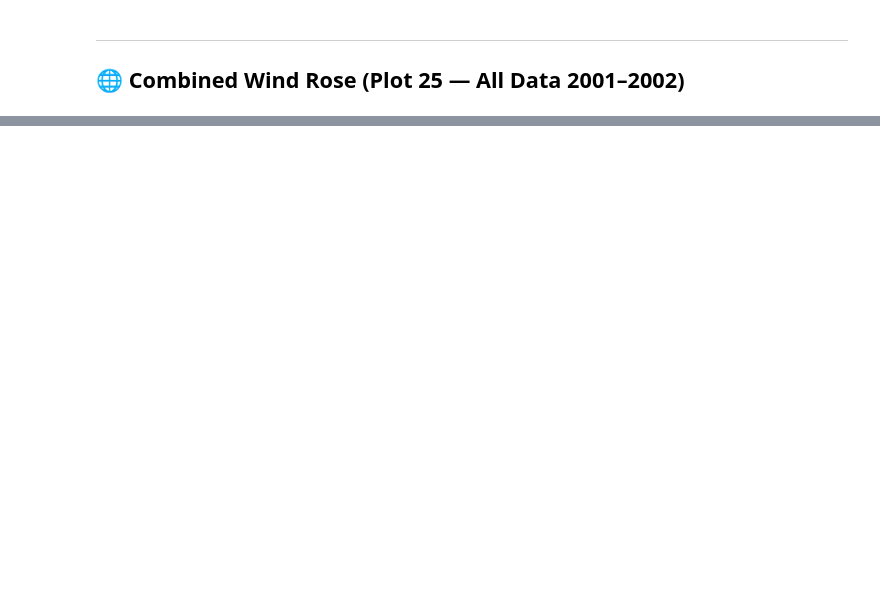
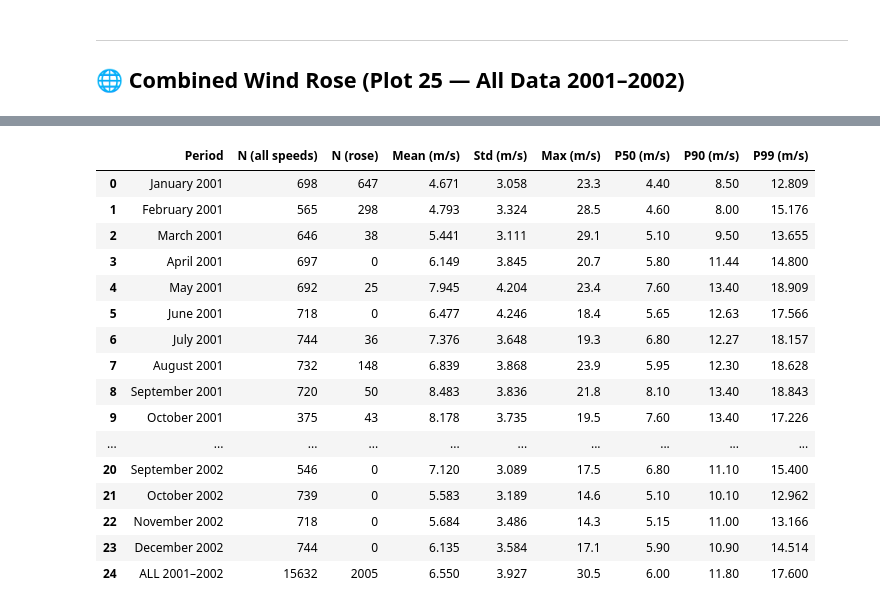
Before and after one commit to greenbean111/era5-data-analysis, a Jupyter notebook: notebooks/ALMA_Published_Wind_Roses.ipynb, the cells around one changed output, grey strips where cells are left out. Cells and saved outputs as stored; diff of their text form; code cells hidden in the pictures; blank space fills up the shorter version.

```diff
--- a/notebooks/ALMA_Published_Wind_Roses.ipynb
+++ b/notebooks/ALMA_Published_Wind_Roses.ipynb
@@ -208,12 +295,17 @@ print(f"\nGlobal max speed: {global_vmax:.2f} m/s  (used for colorbar scale)")
 # %%
 # ============================================================
-# PLOT 1–24: ONE WIND ROSE PER MONTH
+# PLOT 1–24: ONE WIND ROSE PER MONTH  (saved to EXPORT_DIR)
 # ============================================================
 for entry in monthly_data:
+    # Build a safe filename: e.g. wsb_0101_January_2001.png
+    fname = f"wsb_{entry['yr_code']}{entry['mo_code']}_{entry['month']}_{entry['year']}.png"
+    save_path = os.path.join(EXPORT_DIR, fname)
+
     plot_wind_rose(
-        speed     = entry['speed'],
-        direction = entry['direction'],
+        speed     = entry['speed_rose'],
+        direction = entry['dir_rose'],
         title     = entry['label'],
         vmin      = 0,
-        vmax      = global_vmax
+        vmax      = global_vmax,
+        save_path = save_path
     )
@@ -245,44 +371,69 @@ plot_wind_rose(
 # %%
 # ============================================================
 # SUMMARY TABLE
+# Speed stats use speed_all (not speed_rose) so months with
+# a broken direction sensor still show meaningful statistics.
 # ============================================================
 rows = []
 for entry in monthly_data:
-    spd = entry['speed']
+    spd = entry['speed_all']   # ← all valid speeds
+    n_rose = len(entry['speed_rose'])
+
     if len(spd) == 0:
         rows.append({
-            'Period':   f"{entry['month']} {entry['year']}",
-            'N':        0,
-            'Mean (m/s)': np.nan,
-            'Std (m/s)':  np.nan,
-            'Max (m/s)':  np.nan,
-            'P50 (m/s)':  np.nan,
-            'P90 (m/s)':  np.nan,
-            'P99 (m/s)':  np.nan,
+            'Period':        f"{entry['month']} {entry['year']}",
+            'N (all speeds)': 0,
+            'N (rose)':       n_rose,
+            'Mean (m/s)':    np.nan,
+            'Std (m/s)':     np.nan,
+            'Max (m/s)':     np.nan,
+            'P50 (m/s)':     np.nan,
+            'P90 (m/s)':     np.nan,
+            'P99 (m/s)':     np.nan,
         })
     else:
         rows.append({
-            'Period':     f"{entry['month']} {entry['year']}",
-            'N':          len(spd),
-            'Mean (m/s)': round(np.mean(spd), 3),
-            'Std (m/s)':  round(np.std(spd), 3),
-            'Max (m/s)':  round(np.max(spd), 3),
-            'P50 (m/s)':  round(np.percentile(spd, 50), 3),
-            'P90 (m/s)':  round(np.percentile(spd, 90), 3),
-            'P99 (m/s)':  round(np.percentile(spd, 99), 3),
+            'Period':        f"{entry['month']} {entry['year']}",
+            'N (all speeds)': len(spd),
+            'N (rose)':       n_rose,
+            'Mean (m/s)':    round(np.mean(spd), 3),
+            'Std (m/s)':     round(np.std(spd), 3),
+            'Max (m/s)':     round(np.max(spd), 3),
+            'P50 (m/s)':     round(np.percentile(spd, 50), 3),
+            'P90 (m/s)':     round(np.percentile(spd, 90), 3),
+            'P99 (m/s)':     round(np.percentile(spd, 99), 3),
         })
 
-# Add combined row
+# Combined row (all speed data)
 rows.append({
-    'Period':     'ALL 2001–2002',
-    'N':          len(combined_speed),
-    'Mean (m/s)': round(np.mean(combined_speed), 3),
-    'Std (m/s)':  round(np.std(combined_speed), 3),
-    'Max (m/s)':  round(np.max(combined_speed), 3),
-    'P50 (m/s)':  round(np.percentile(combined_speed, 50), 3),
-    'P90 (m/s)':  round(np.percentile(combined_speed, 90), 3),
-    'P99 (m/s)':  round(np.percentile(combined_speed, 99), 3),
+    'Period':        'ALL 2001–2002',
+    'N (all speeds)': len(combined_speed_all),
+    'N (rose)':       len(combined_speed_rose),
+    'Mean (m/s)':    round(np.mean(combined_speed_all), 3),
+    'Std (m/s)':     round(np.std(combined_speed_all), 3),
+    'Max (m/s)':     round(np.max(combined_speed_all), 3),
+    'P50 (m/s)':     round(np.percentile(combined_speed_all, 50), 3),
+    'P90 (m/s)':     round(np.percentile(combined_speed_all, 90), 3),
+    'P99 (m/s)':     round(np.percentile(combined_speed_all, 99), 3),
 })
 
 summary_df = pd.DataFrame(rows)
 summary_df
+# %% [output]
+|  | Period | N (all speeds) | N (rose) | Mean (m/s) | Std (m/s) | Max (m/s) | P50 (m/s) | P90 (m/s) | P99 (m/s) |
+| 0 | January 2001 | 698 | 647 | 4.671 | 3.058 | 23.3 | 4.40 | 8.50 | 12.809 |
+| 1 | February 2001 | 565 | 298 | 4.793 | 3.324 | 28.5 | 4.60 | 8.00 | 15.176 |
+| 2 | March 2001 | 646 | 38 | 5.441 | 3.111 | 29.1 | 5.10 | 9.50 | 13.655 |
+| 3 | April 2001 | 697 | 0 | 6.149 | 3.845 | 20.7 | 5.80 | 11.44 | 14.800 |
+| 4 | May 2001 | 692 | 25 | 7.945 | 4.204 | 23.4 | 7.60 | 13.40 | 18.909 |
+| 5 | June 2001 | 718 | 0 | 6.477 | 4.246 | 18.4 | 5.65 | 12.63 | 17.566 |
+| 6 | July 2001 | 744 | 36 | 7.376 | 3.648 | 19.3 | 6.80 | 12.27 | 18.157 |
+| 7 | August 2001 | 732 | 148 | 6.839 | 3.868 | 23.9 | 5.95 | 12.30 | 18.628 |
+| 8 | September 2001 | 720 | 50 | 8.483 | 3.836 | 21.8 | 8.10 | 13.40 | 18.843 |
+| 9 | October 2001 | 375 | 43 | 8.178 | 3.735 | 19.5 | 7.60 | 13.40 | 17.226 |
+| ... | ... | ... | ... | ... | ... | ... | ... | ... | ... |
+| 20 | September 2002 | 546 | 0 | 7.120 | 3.089 | 17.5 | 6.80 | 11.10 | 15.400 |
+| 21 | October 2002 | 739 | 0 | 5.583 | 3.189 | 14.6 | 5.10 | 10.10 | 12.962 |
+| 22 | November 2002 | 718 | 0 | 5.684 | 3.486 | 14.3 | 5.15 | 11.00 | 13.166 |
+| 23 | December 2002 | 744 | 0 | 6.135 | 3.584 | 17.1 | 5.90 | 10.90 | 14.514 |
+| 24 | ALL 2001–2002 | 15632 | 2005 | 6.550 | 3.927 | 30.5 | 6.00 | 11.80 | 17.600 |
```
Also changed, not shown: parts of 9 cells of this notebook, 7 other files.
